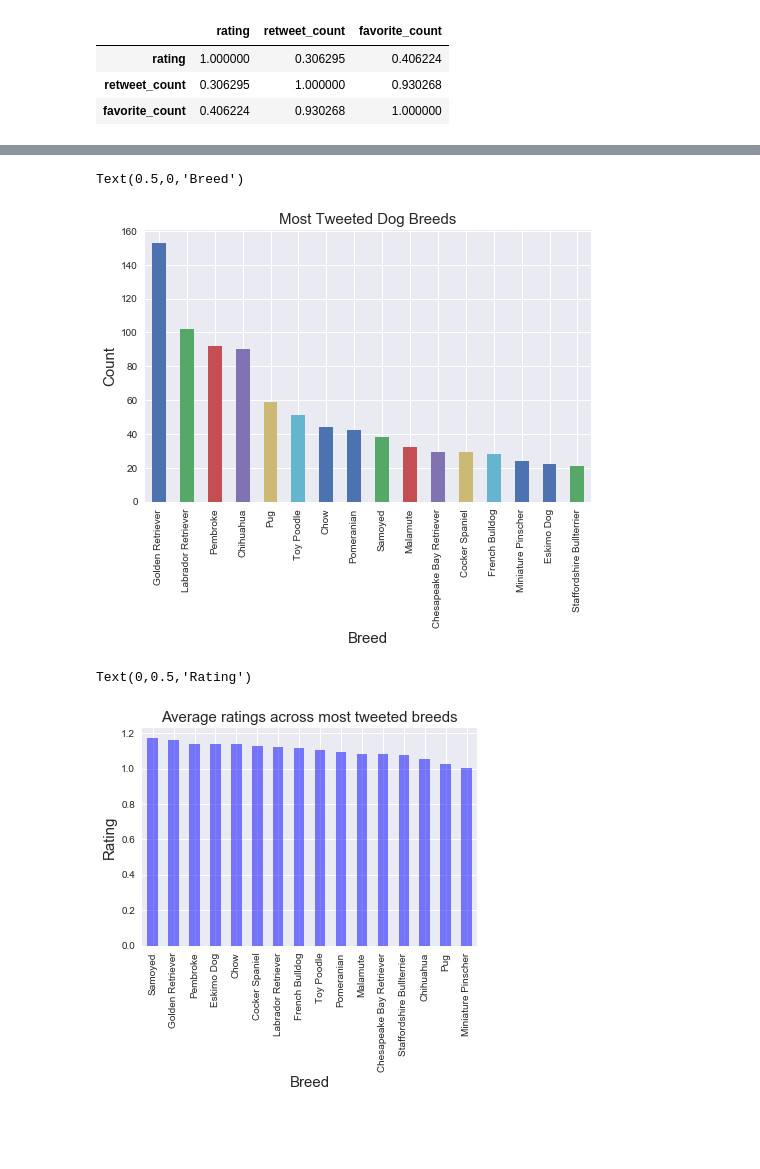
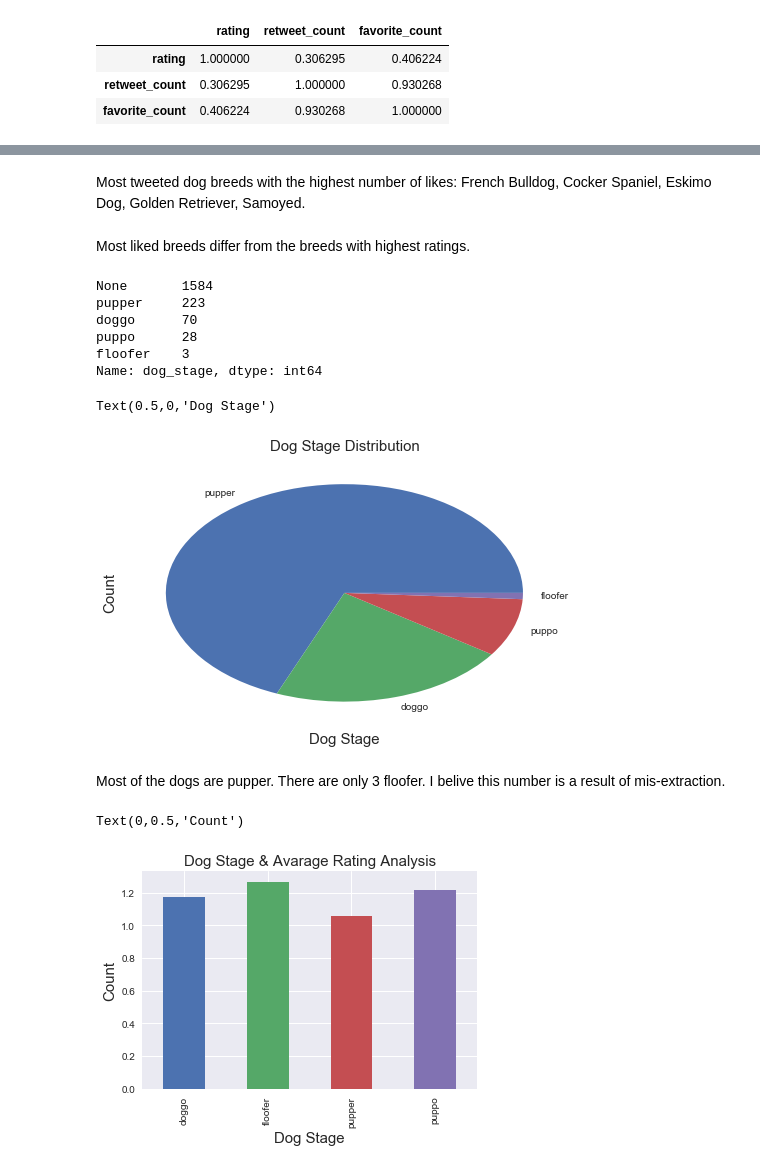
Before and after one commit to yagmurdalman/wrangle-and-analyze-data, a Jupyter notebook: wrangle_act.ipynb, the cells around one changed output, grey strips where cells are left out. Cells and saved outputs as stored; diff of their text form; code cells hidden in the pictures; blank space fills up the shorter version.

```diff
--- a/wrangle_act.ipynb
+++ b/wrangle_act.ipynb
@@ -1469,18 +1602,33 @@ Text(0,0.5,'Count')
+# %% [markdown]
+Most tweeted dog breeds with the highest number of likes: French Bulldog, Cocker Spaniel, Eskimo Dog, Golden Retriever, Samoyed.
+# %% [markdown]
+Most liked breeds differ from the breeds with highest ratings.
+# %%
+df.dog_stage.value_counts()
+# %% [output]
+None       1584
+pupper     223
+doggo      70
+puppo      28
+floofer    3
+Name: dog_stage, dtype: int64
 # %%
-hot_breeds=df.groupby('breed').filter(lambda x: 200 > len(x) > 20)
-hot_breeds['breed'].value_counts().plot(kind = 'bar', figsize=(8,5))
-plt.title('Most Tweeted Dog Breeds', fontsize=15)
+dog_stages=df.groupby('dog_stage').filter(lambda x: len(x) < 250)
+dog_stages['dog_stage'].value_counts().plot(kind = 'pie', figsize=(8,5))
+plt.title('Dog Stage Distribution', fontsize=15)
 plt.ylabel('Count', fontsize=15)
-plt.xlabel('Breed', fontsize=15)
+plt.xlabel('Dog Stage', fontsize=15)
 # %% [output]
-Text(0.5,0,'Breed')
+Text(0.5,0,'Dog Stage')
-[figure, old version]
+[figure, new version]
+# %% [markdown]
+Most of the dogs are pupper. There are only 3 floofer. I belive this number is a result of mis-extraction.
 # %%
-hot_breeds.groupby('breed')['rating'].mean().sort_values(ascending=False).plot(kind ='bar', color = 'Blue', alpha=0.5)
-plt.title('Average ratings across most tweeted breeds', fontsize=15)
-plt.xlabel('Breed', fontsize=15)
-plt.ylabel('Rating', fontsize=15)
+dog_stages.groupby('dog_stage')['rating'].mean().plot(kind='bar')
+plt.title('Dog Stage & Avarage Rating Analysis', fontsize=15)
+plt.xlabel('Dog Stage', fontsize=15)
+plt.ylabel('Count', fontsize=15)
 # %% [output]
-Text(0,0.5,'Rating')
+Text(0,0.5,'Count')
-[figure, old version]
+[figure, new version]
 # %%
```
Also changed, not shown: parts of 31 cells of this notebook.
